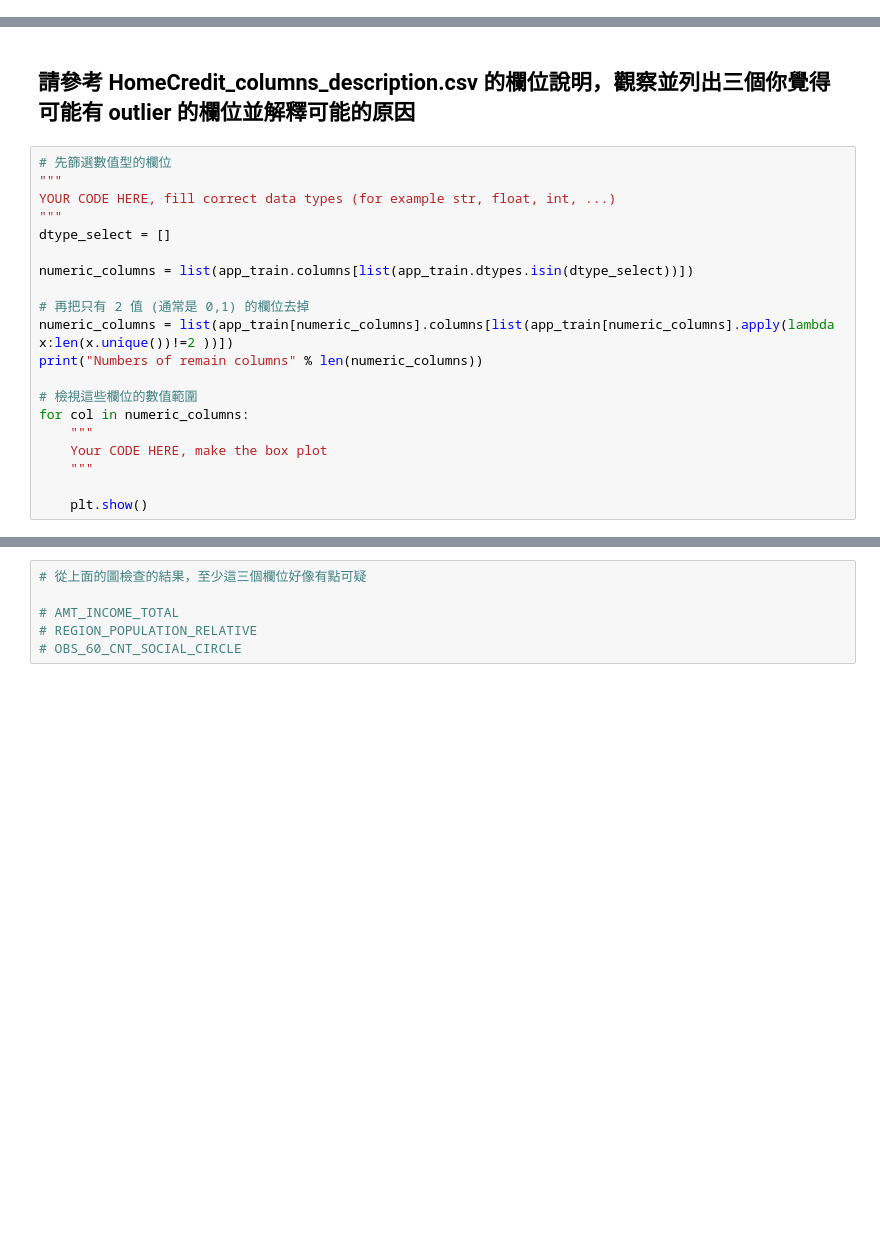
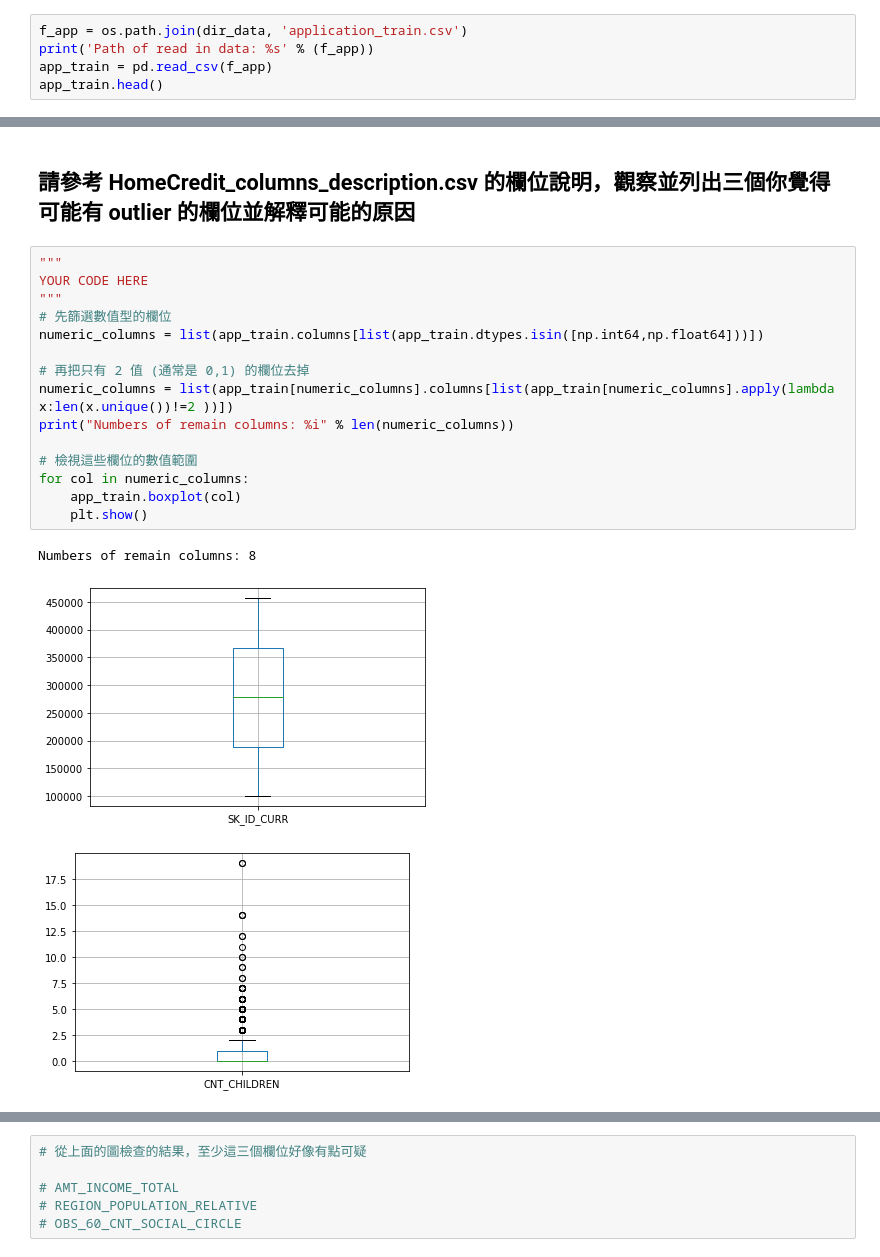
Before and after one commit to jttsai1994/4th-ML100Days, a Jupyter notebook: homework/Day_009_HW.ipynb, the cells around one changed output, grey strips where cells are left out. Saved outputs shown, nothing was run; the diff lists cells and outputs as text; blank space fills up the shorter version.

```diff
--- a/homework/Day_009_HW.ipynb
+++ b/homework/Day_009_HW.ipynb
@@ -35,3 +35,8 @@ Path of read in data: ./data\application_train.csv
 | 3 | 100006 | 0 | Cash loans | F | N | Y | 0 | ... |
 | 4 | 100007 | 0 | Cash loans | M | N | Y | 0 | ... |
 5 rows × 122 columns
+# %%
+f_app = os.path.join(dir_data, 'application_train.csv')
+print('Path of read in data: %s' % (f_app))
+app_train = pd.read_csv(f_app)
+app_train.head()
@@ -38,22 +52,21 @@ Path of read in data: ./data\application_train.csv
 # %% [markdown]
 ## 請參考 HomeCredit_columns_description.csv 的欄位說明，觀察並列出三個你覺得可能有 outlier 的欄位並解釋可能的原因
 # %%
+"""
+YOUR CODE HERE
+"""
 # 先篩選數值型的欄位
-"""
-YOUR CODE HERE, fill correct data types (for example str, float, int, ...)
-"""
-dtype_select = []
-
-numeric_columns = list(app_train.columns[list(app_train.dtypes.isin(dtype_select))])
+numeric_columns = list(app_train.columns[list(app_train.dtypes.isin([np.int64,np.float64]))])
 
 # 再把只有 2 值 (通常是 0,1) 的欄位去掉
 numeric_columns = list(app_train[numeric_columns].columns[list(app_train[numeric_columns].apply(lambda x:len(x.unique())!=2 ))])
-print("Numbers of remain columns" % len(numeric_columns))
+print("Numbers of remain columns: %i" % len(numeric_columns))
 
 # 檢視這些欄位的數值範圍
 for col in numeric_columns:
-    """
-    Your CODE HERE, make the box plot
-    """
-
+    app_train.boxplot(col)
     plt.show()
+# %% [output]
+Numbers of remain columns: 8
+[figure, added]
+[figure, added]
```
Also changed, not shown: parts of 12 cells of this notebook.
